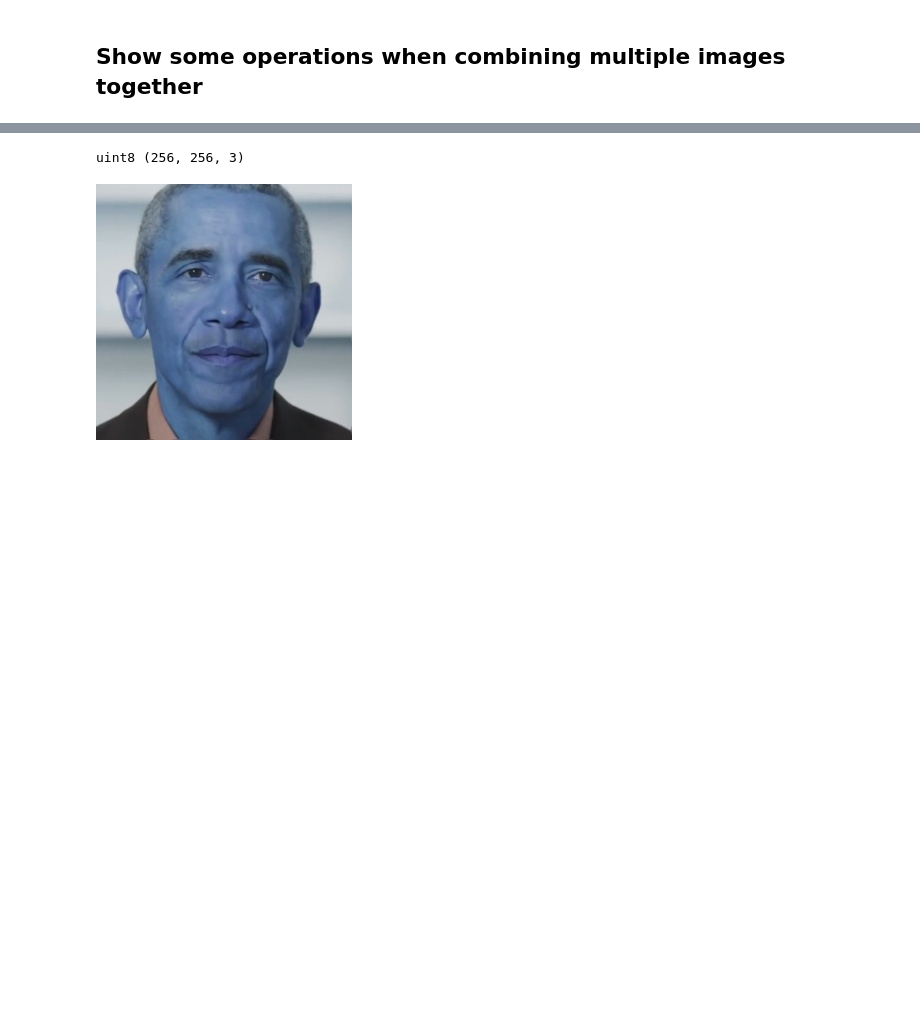
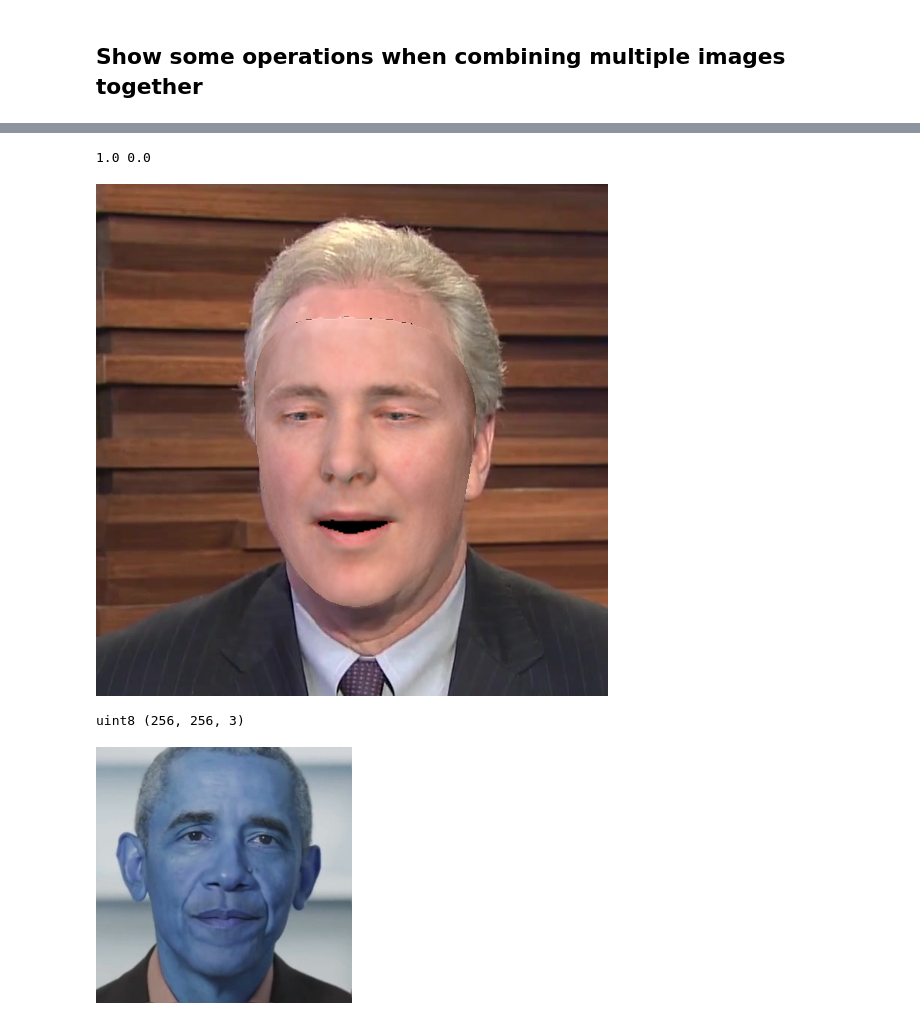
Before and after one commit to zhanghm1995/programming-learning-examples, a Jupyter notebook: OpenCV_learning/scripts/combine_images.ipynb, the cells around one changed output, grey strips where cells are left out. Drawn from its saved outputs; the diff is of its cells as text; code cells hidden in the pictures; blank space fills up the shorter version.

```diff
--- a/OpenCV_learning/scripts/combine_images.ipynb
+++ b/OpenCV_learning/scripts/combine_images.ipynb
@@ -28 +32,29 @@ def get_masked_region(mask_img):
+# %%
+face3dmm_img_fp = "/home/zhanghm/Research/Github/pix2pixHD/datasets/HDTF_face3dmmformer/train/WDA_ChrisVanHollen1_000/deep3dface_512/000004.png"
+face3dmm_img = cv2.imread(face3dmm_img_fp)
+
+# face3dmm_img = Image.open(face3dmm_img_fp).convert('RGB')
+
+obama_mask_img = get_masked_region(face3dmm_img)
+
+# display(Image.fromarray(obama_mask_img))
+
+src_img_path = "/home/zhanghm/Research/Github/pix2pixHD/datasets/HDTF_face3dmmformer/train/WDA_ChrisVanHollen1_000/face_image/000004.jpg"
+
+src_img = cv2.imread(src_img_path, cv2.IMREAD_UNCHANGED)
+# src_img = Image.open(src_img_path).convert('RGB')
+
+src_img = np.array(src_img).astype(np.float32) / 255.0
+face3dmm_img = face3dmm_img.astype(np.float32) / 255.0
+obama_mask_img = obama_mask_img[..., None].astype(np.float32) / 255.0
+
+blended_img = src_img * (1 - obama_mask_img) + face3dmm_img * obama_mask_img
+print(blended_img.max(), blended_img.min())
+
+blended_img = (blended_img * 255.0).astype(np.uint8)
+
+display(Image.fromarray(blended_img[..., ::-1]))
+# %% [output]
+1.0 0.0
+[figure, added]
 # %%
```
Also changed, not shown: parts of 2 cells of this notebook, 6 other files.
